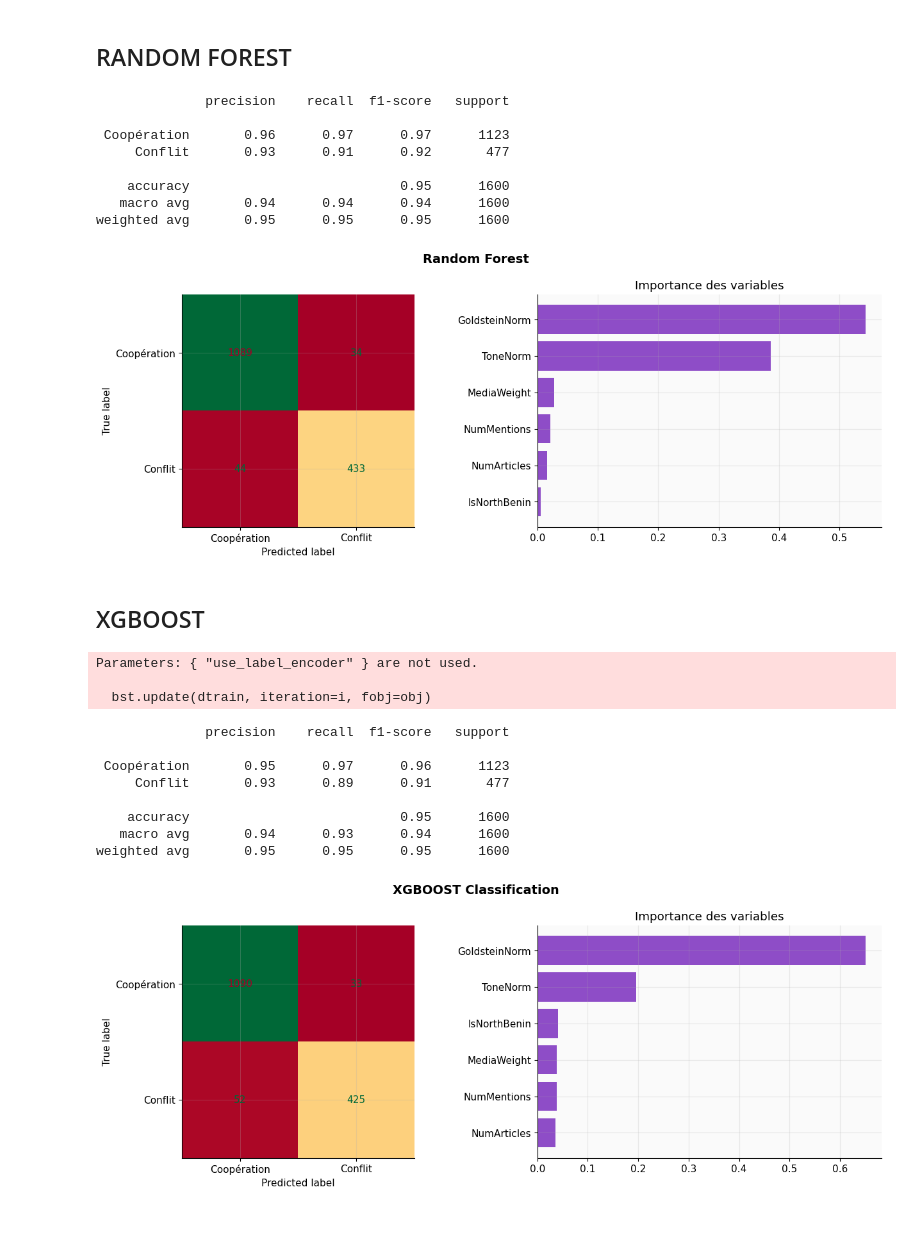
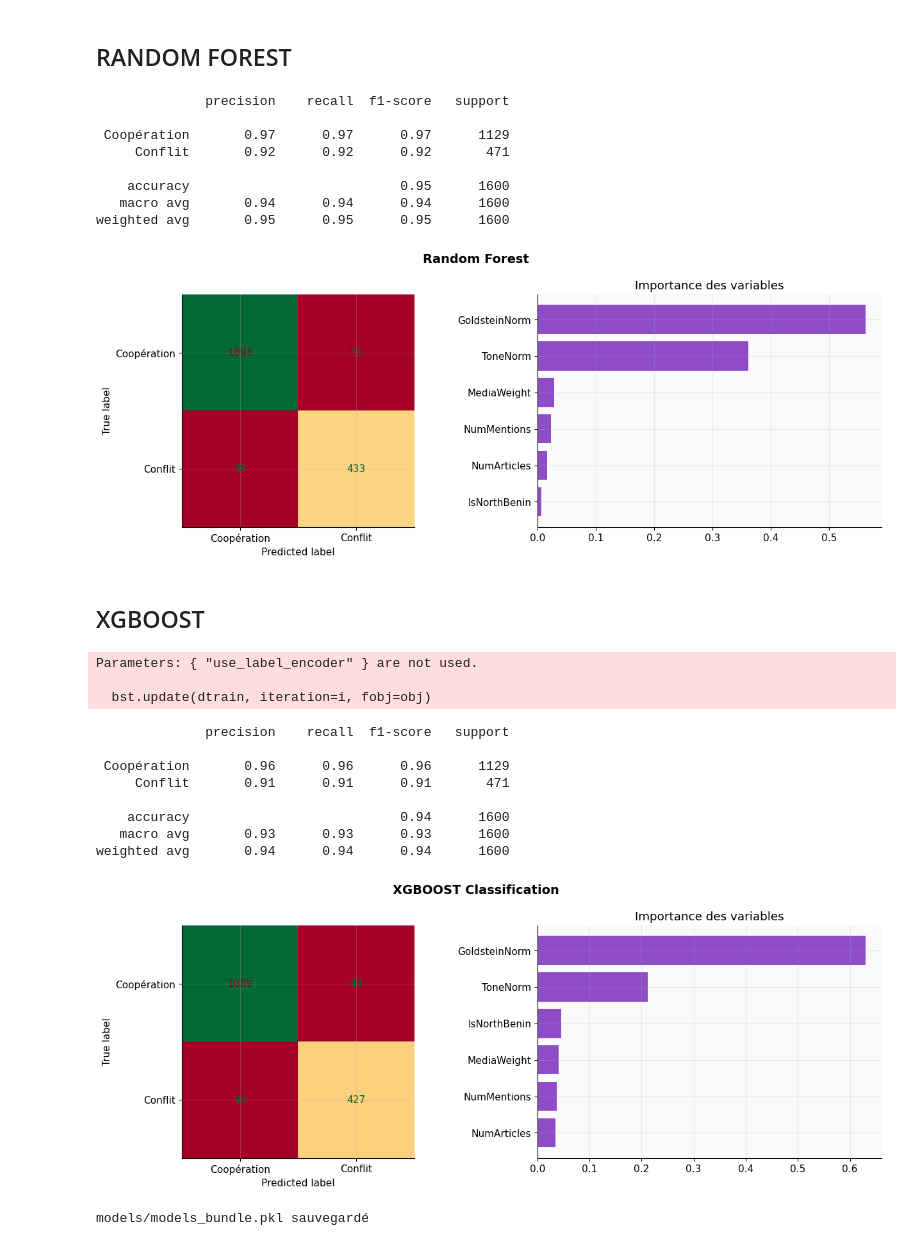
Before and after one commit to Groupe14iSHEERO/benin-insights-2026, a Jupyter notebook: notebooks/03_ML_models.ipynb, the cells around one changed output. Cells and saved outputs as stored; diff of their text form; code cells hidden in the pictures.

```diff
--- a/notebooks/03_ML_models.ipynb
+++ b/notebooks/03_ML_models.ipynb
@@ -29,7 +33,7 @@ for p in [DATA_PROC, MODELS, BASE/'data'/'raw']: p.mkdir(parents=True, exist_ok=
 # %% [markdown]
 # CLASSIFICATION
 # %%
-df = pd.read_csv("../data/processed/gdelt_benin_clean.csv")
+df = pd.read_csv("../data/processed/gdelt_benin_clean (1).csv")
 
 features = [
     'GoldsteinNorm',
@@ -92,5 +96,5 @@ k=9: silhouette=0.4297
 # %%
-kmeans = KMeans(n_clusters=2, random_state=42)
+kmeans = KMeans(n_clusters=best_k, random_state=42)
 clusters = kmeans.fit_predict(X_scaled)
 
 df['cluster_kmeans'] = clusters
@@ -213,67 +198,67 @@ features = [
     'IsNorthBenin'
 ]
 
-X = df[features].sum()
+X = df[features].fillna(0)
 # %%
-X_train, X_test, y_train, y_test = train_test_split(
-    X, y, test_size=0.2, random_state=42
-)
+X_train, X_test, y_train, y_test = train_test_split(X, y, test_size=0.2, random_state=123)
 # %% [markdown]
 ## RANDOM FOREST
 # %%
-model = RandomForestClassifier(n_estimators=100, random_state=42)
-model.fit(X_train, y_train)
+model_rf = RandomForestClassifier(n_estimators=100, random_state=42)
+model_rf.fit(X_train, y_train)
 
-y_pred = model.predict(X_test)
+y_pred = model_rf.predict(X_test)
 
 # print(classification_report(y_test, y_pred))
 
 
 report=classification_report(y_test,y_pred,target_names=['Coopération','Conflit'],output_dict=True)
+report_models['rf'] = report
 cm=confusion_matrix(y_test,y_pred)
 print(classification_report(y_test,y_pred,target_names=['Coopération','Conflit']))
 
 fig,axes=plt.subplots(1,2,figsize=(13,5))
 fig.suptitle('Random Forest',fontsize=14,fontweight='bold')
 ConfusionMatrixDisplay(cm,display_labels=['Coopération','Conflit']).plot(ax=axes[0],cmap='RdYlGn',colorbar=False)
-imp=pd.Series(model.feature_importances_,index=features).sort_values()
+imp=pd.Series(model_rf.feature_importances_,index=features).sort_values()
 axes[1].barh(imp.index,imp.values,color=COLORS['secondary'],alpha=.85)
 axes[1].set_title('Importance des variables')
 plt.tight_layout()
-# plt.savefig(DATA_PROC/'viz_rf.png',dpi=150,bbox_inches='tight')
+plt.savefig(DATA_PROC/'viz_rf.png',dpi=150,bbox_inches='tight')
 plt.show()
 # %% [output]
               precision    recall  f1-score   support
 
- Coopération       0.96      0.97      0.97      1123
-     Conflit       0.93      0.91      0.92       477
+ Coopération       0.97      0.97      0.97      1129
+     Conflit       0.92      0.92      0.92       471
 
     accuracy                           0.95      1600
    macro avg       0.94      0.94      0.94      1600
 weighted avg       0.95      0.95      0.95      1600
-[figure, old version]
+[figure, new version]
 # %% [markdown]
 ## XGBOOST
 # %%
-model = XGBClassifier(use_label_encoder=False, eval_metric='logloss')
-model.fit(X_train, y_train)
+model_xgboost = XGBClassifier(use_label_encoder=False, eval_metric='logloss')
+model_xgboost.fit(X_train, y_train)
 
-y_pred = model.predict(X_test)
+y_pred = model_xgboost.predict(X_test)
 
 # print(classification_report(y_test, y_pred))
 
 report=classification_report(y_test,y_pred,target_names=['Coopération','Conflit'],output_dict=True)
+report_models['xgboost'] = report
 cm=confusion_matrix(y_test,y_pred)
 print(classification_report(y_test,y_pred,target_names=['Coopération','Conflit']))
 
 fig,axes=plt.subplots(1,2,figsize=(13,5))
 fig.suptitle('XGBOOST Classification',fontsize=14,fontweight='bold')
 ConfusionMatrixDisplay(cm,display_labels=['Coopération','Conflit']).plot(ax=axes[0],cmap='RdYlGn',colorbar=False)
-imp=pd.Series(model.feature_importances_,index=features).sort_values()
+imp=pd.Series(model_xgboost.feature_importances_,index=features).sort_values()
 axes[1].barh(imp.index,imp.values,color=COLORS['secondary'],alpha=.85)
 axes[1].set_title('Importance des variables')
 plt.tight_layout()
-# plt.savefig(DATA_PROC/'viz_rf.png',dpi=150,bbox_inches='tight')
+plt.savefig(DATA_PROC/'viz_rf.png',dpi=150,bbox_inches='tight')
 plt.show()
 # %% [output]
 Parameters: { "use_label_encoder" } are not used.
@@ -281,11 +266,11 @@ Parameters: { "use_label_encoder" } are not used.
   bst.update(dtrain, iteration=i, fobj=obj)
               precision    recall  f1-score   support
 
- Coopération       0.95      0.97      0.96      1123
-     Conflit       0.93      0.89      0.91       477
+ Coopération       0.96      0.96      0.96      1129
+     Conflit       0.91      0.91      0.91       471
 
-    accuracy                           0.95      1600
-   macro avg       0.94      0.93      0.94      1600
-weighted avg       0.95      0.95      0.95      1600
+    accuracy                           0.94      1600
+   macro avg       0.93      0.93      0.93      1600
+weighted avg       0.94      0.94      0.94      1600
-[figure, old version]
+[figure, new version]
 # %%
@@ -292,0 +279,8 @@ df['proba_conflict'] = model.predict_proba(X)[:,1]
+# %%
+# Sauvegarde modèles
+pickle.dump({'scaler':scaler,'kmeans':kmeans,'pca':pca, 'dbscan':dbscan, 'perl':model_perl,'rf':model_rf,
+            'xgboost':model_xgboost,'feat':features, 'best_k':best_k,'sil_scores':sil,'report':report,
+            'profile':profile.to_dict()}, open(MODELS/'models_bundle.pkl','wb'))
+print('models/models_bundle.pkl sauvegardé')
+# %% [output]
+models/models_bundle.pkl sauvegardé
```
Also changed, not shown: parts of 8 cells of this notebook, 6 other files.
